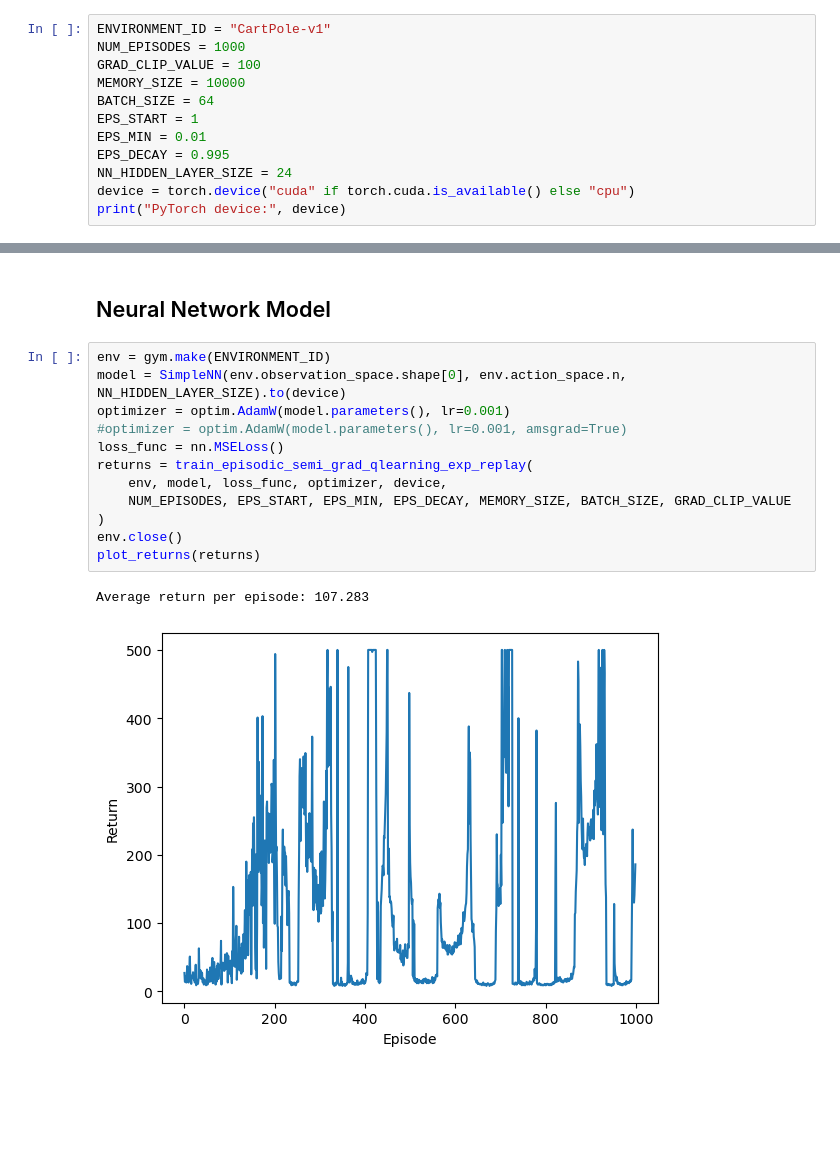
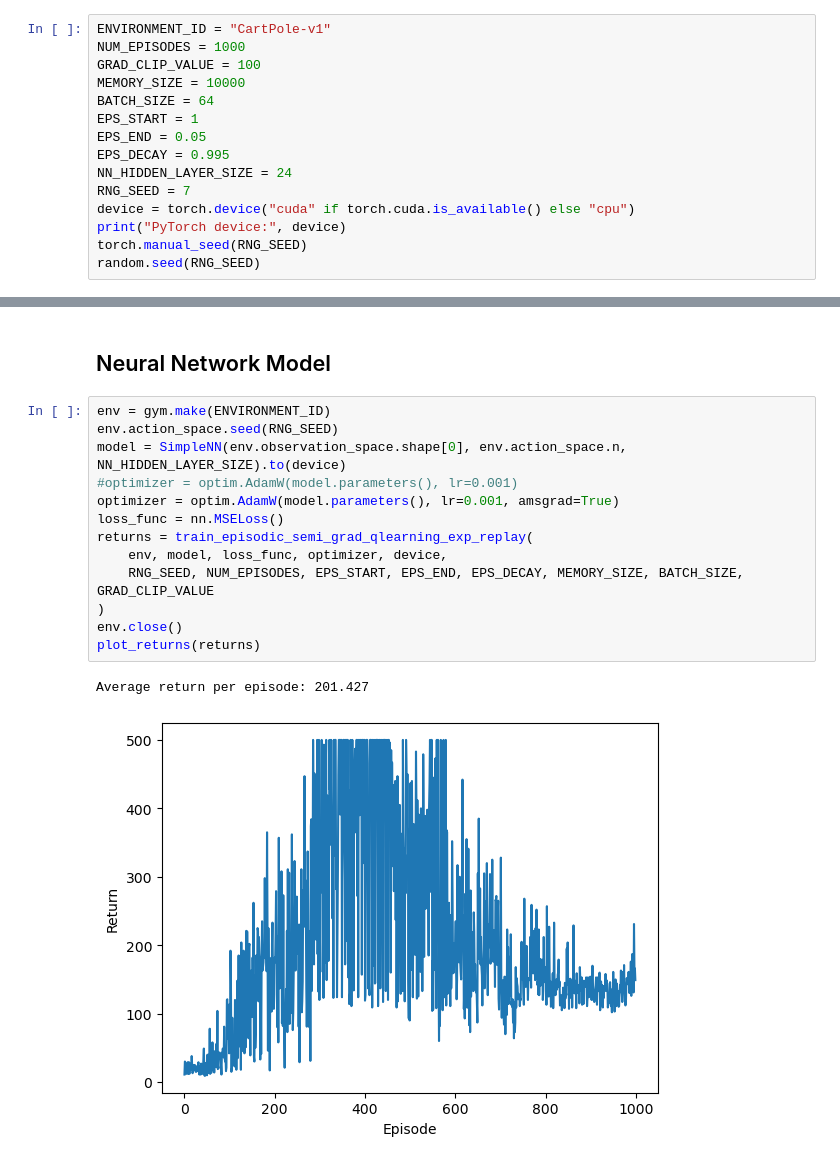
Before and after one commit to CarlFredriksson/rl-gymnasium-training, a Jupyter notebook: CartPole/cart_pole.ipynb, the cells around one changed output, grey strips where cells are left out. Drawn from its saved outputs; the diff is of its cells as text; blank space fills up the shorter version.

```diff
--- a/CartPole/cart_pole.ipynb
+++ b/CartPole/cart_pole.ipynb
@@ -31,11 +31,14 @@ GRAD_CLIP_VALUE = 100
 MEMORY_SIZE = 10000
 BATCH_SIZE = 64
 EPS_START = 1
-EPS_MIN = 0.01
+EPS_END = 0.05
 EPS_DECAY = 0.995
 NN_HIDDEN_LAYER_SIZE = 24
+RNG_SEED = 7
 device = torch.device("cuda" if torch.cuda.is_available() else "cpu")
 print("PyTorch device:", device)
+torch.manual_seed(RNG_SEED)
+random.seed(RNG_SEED)
 # %% [output]
 PyTorch device: cuda
 # %% [markdown]
@@ -124,16 +132,17 @@ Average return per episode: 25.815
 ## Neural Network Model
 # %%
 env = gym.make(ENVIRONMENT_ID)
+env.action_space.seed(RNG_SEED)
 model = SimpleNN(env.observation_space.shape[0], env.action_space.n, NN_HIDDEN_LAYER_SIZE).to(device)
-optimizer = optim.AdamW(model.parameters(), lr=0.001)
-#optimizer = optim.AdamW(model.parameters(), lr=0.001, amsgrad=True)
+#optimizer = optim.AdamW(model.parameters(), lr=0.001)
+optimizer = optim.AdamW(model.parameters(), lr=0.001, amsgrad=True)
 loss_func = nn.MSELoss()
 returns = train_episodic_semi_grad_qlearning_exp_replay(
     env, model, loss_func, optimizer, device,
-    NUM_EPISODES, EPS_START, EPS_MIN, EPS_DECAY, MEMORY_SIZE, BATCH_SIZE, GRAD_CLIP_VALUE
+    RNG_SEED, NUM_EPISODES, EPS_START, EPS_END, EPS_DECAY, MEMORY_SIZE, BATCH_SIZE, GRAD_CLIP_VALUE
 )
 env.close()
 plot_returns(returns)
 # %% [output]
-Average return per episode: 107.283
+Average return per episode: 201.427
-[figure, old version]
+[figure, new version]
```
Also changed, not shown: parts of 7 cells of this notebook, 1 other file.
